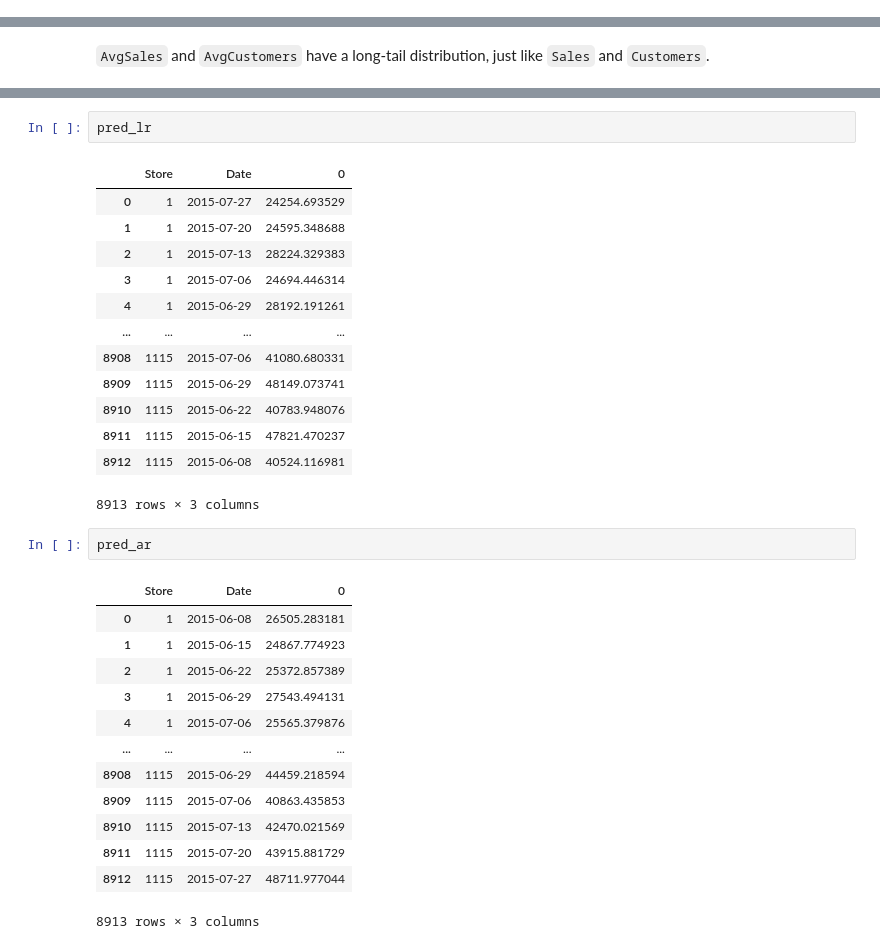
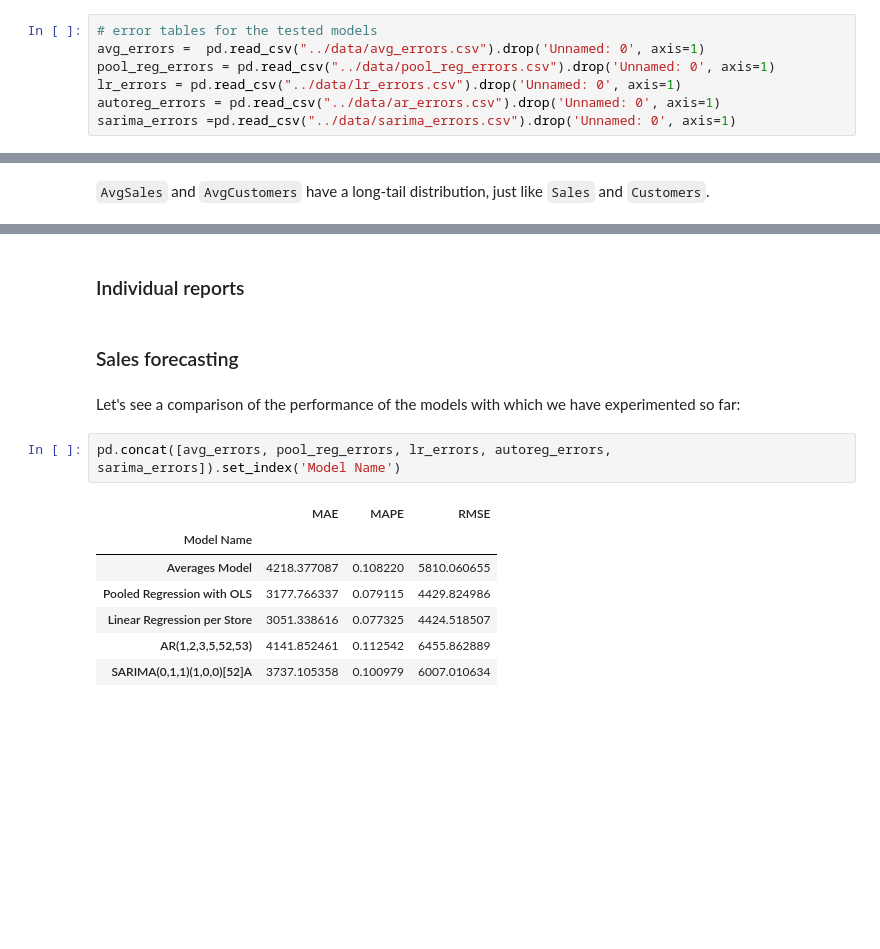
Before and after one commit to xaviermondragon/rossmann, a Jupyter notebook: notebooks/6_reports.ipynb, the cells around one changed output, grey strips where cells are left out. Cells and saved outputs as stored; diff of their text form; blank space fills up the shorter version.

```diff
--- a/notebooks/6_reports.ipynb
+++ b/notebooks/6_reports.ipynb
@@ -26,0 +28,7 @@ df = pd.read_csv("../data/sales_stores.csv", parse_dates=['Date'])
+# %%
+# error tables for the tested models
+avg_errors =  pd.read_csv("../data/avg_errors.csv").drop('Unnamed: 0', axis=1)
+pool_reg_errors = pd.read_csv("../data/pool_reg_errors.csv").drop('Unnamed: 0', axis=1)
+lr_errors = pd.read_csv("../data/lr_errors.csv").drop('Unnamed: 0', axis=1)
+autoreg_errors = pd.read_csv("../data/ar_errors.csv").drop('Unnamed: 0', axis=1)
+sarima_errors =pd.read_csv("../data/sarima_errors.csv").drop('Unnamed: 0', axis=1)
@@ -112,32 +93,16 @@ pred_pool_reg
-# %%
-pred_lr
-# %% [output]
-|  | Store | Date | 0 |
-| 0 | 1 | 2015-07-27 | 24254.693529 |
-| 1 | 1 | 2015-07-20 | 24595.348688 |
-| 2 | 1 | 2015-07-13 | 28224.329383 |
-| 3 | 1 | 2015-07-06 | 24694.446314 |
-| 4 | 1 | 2015-06-29 | 28192.191261 |
-| ... | ... | ... | ... |
-| 8908 | 1115 | 2015-07-06 | 41080.680331 |
-| 8909 | 1115 | 2015-06-29 | 48149.073741 |
-| 8910 | 1115 | 2015-06-22 | 40783.948076 |
-| 8911 | 1115 | 2015-06-15 | 47821.470237 |
-| 8912 | 1115 | 2015-06-08 | 40524.116981 |
-8913 rows × 3 columns
-# %%
-pred_ar
-# %% [output]
-|  | Store | Date | 0 |
-| 0 | 1 | 2015-06-08 | 26505.283181 |
-| 1 | 1 | 2015-06-15 | 24867.774923 |
-| 2 | 1 | 2015-06-22 | 25372.857389 |
-| 3 | 1 | 2015-06-29 | 27543.494131 |
-| 4 | 1 | 2015-07-06 | 25565.379876 |
-| ... | ... | ... | ... |
-| 8908 | 1115 | 2015-06-29 | 44459.218594 |
-| 8909 | 1115 | 2015-07-06 | 40863.435853 |
-| 8910 | 1115 | 2015-07-13 | 42470.021569 |
-| 8911 | 1115 | 2015-07-20 | 43915.881729 |
-| 8912 | 1115 | 2015-07-27 | 48711.977044 |
-8913 rows × 3 columns
+# %% [markdown]
+### Individual reports
+# %% [markdown]
+### Sales forecasting
+# %% [markdown]
+Let's see a comparison of the performance of the models with which we have experimented so far:
+# %%
+pd.concat([avg_errors, pool_reg_errors, lr_errors, autoreg_errors, sarima_errors]).set_index('Model Name')
+# %% [output]
+|  | MAE | MAPE | RMSE |
+| Model Name |  |  |  |
+| Averages Model | 4218.377087 | 0.108220 | 5810.060655 |
+| Pooled Regression with OLS | 3177.766337 | 0.079115 | 4429.824986 |
+| Linear Regression per Store | 3051.338616 | 0.077325 | 4424.518507 |
+| AR(1,2,3,5,52,53) | 4141.852461 | 0.112542 | 6455.862889 |
+| SARIMA(0,1,1)(1,0,0)[52]A | 3737.105358 | 0.100979 | 6007.010634 |
```
Also changed, not shown: parts of 19 cells of this notebook, 1 other file.
